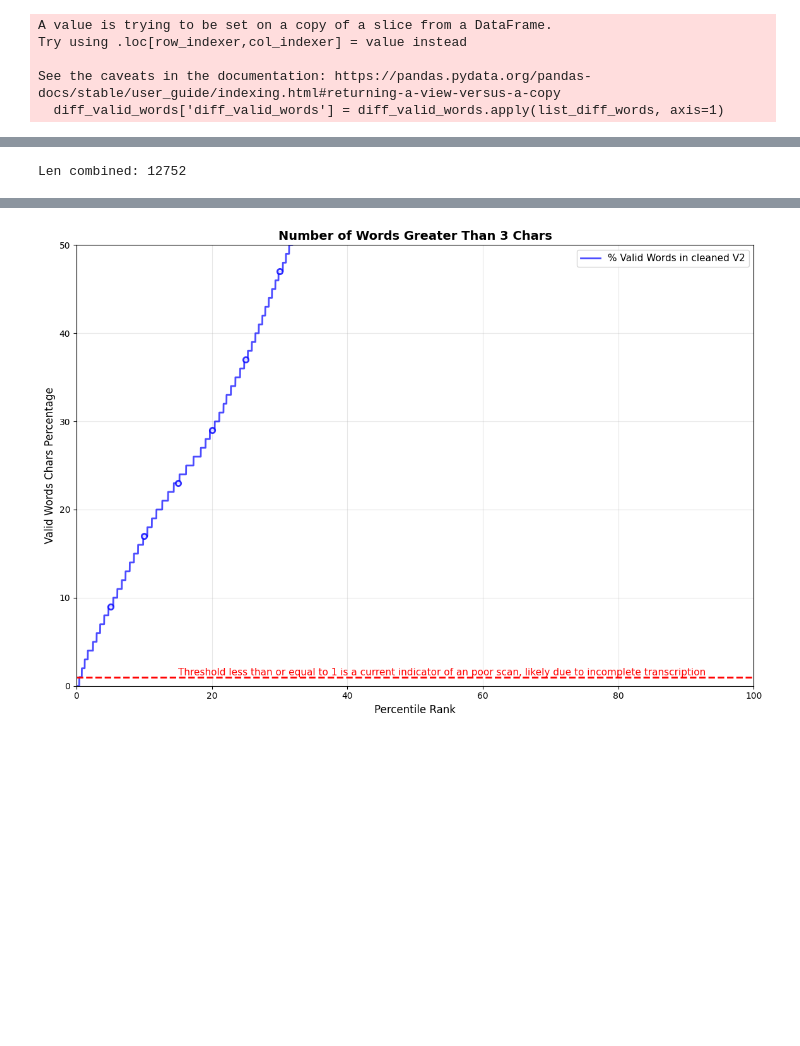
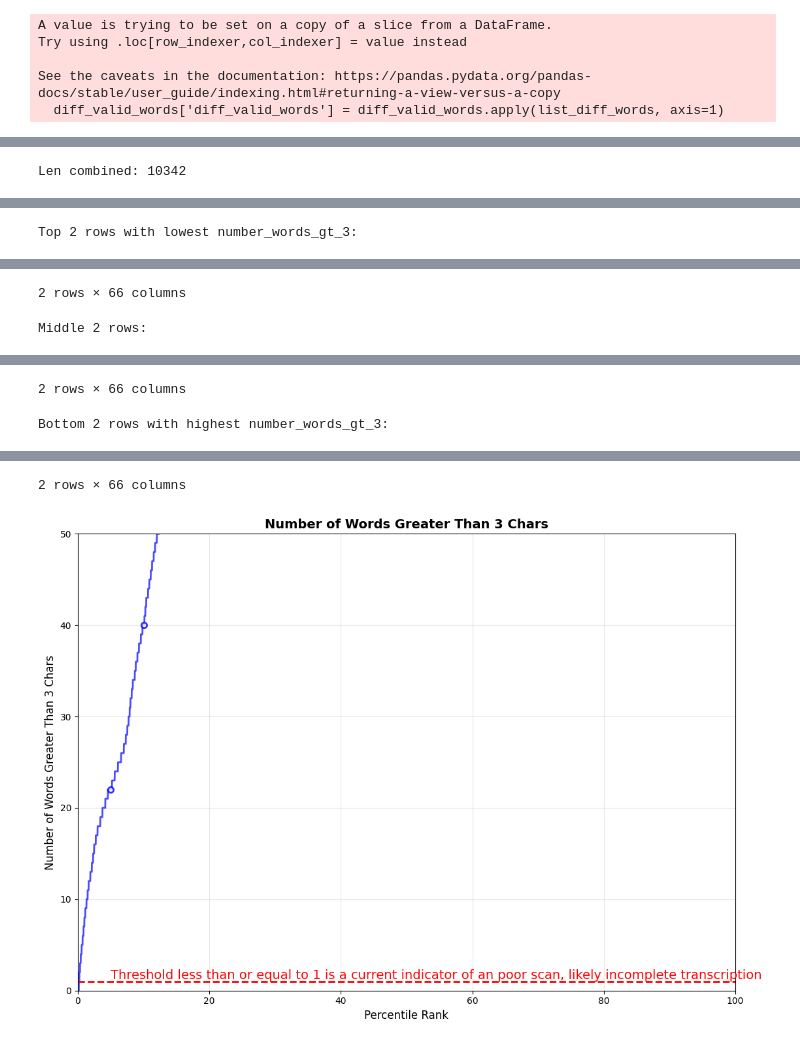
Before and after one commit to UofSCLibraries-DRS/AspireAI_LLM_Project, a Jupyter notebook: data_handling/new_metrics.ipynb, the cells around one changed output, grey strips where cells are left out. Drawn from its saved outputs; the diff is of its cells as text; code cells hidden in the pictures; blank space fills up the shorter version.

```diff
--- a/data_handling/new_metrics.ipynb
+++ b/data_handling/new_metrics.ipynb
@@ -337,15 +337,15 @@ check_cols = [
     "% alphanum_standard descrip",
     "% alpha_only descrip",
     "% en descrip",
-    "% alphanum_standard D_mcc_raw tr",
-    "% alphanum_standard D_mcc_cleaned_v1 tr",
-    "% alphanum_standard D_mcc_cleaned_v2 tr",
-    "% alpha_only D_mcc_raw tr",
-    "% alpha_only D_mcc_cleaned_v1 tr",
-    "% alpha_only D_mcc_cleaned_v2 tr",
-    "% num D_mcc_raw tr",
-    "% num D_mcc_cleaned_v1 tr",
-    "% num D_mcc_cleaned_v2 tr",
+    f"% alphanum_standard D_{dataset[0:3]}_raw tr",
+    f"% alphanum_standard D_{dataset[0:3]}_cleaned_v1 tr",
+    f"% alphanum_standard D_{dataset[0:3]}_cleaned_v2 tr",
+    f"% alpha_only D_{dataset[0:3]}_raw tr",
+    f"% alpha_only D_{dataset[0:3]}_cleaned_v1 tr",
+    f"% alpha_only D_{dataset[0:3]}_cleaned_v2 tr",
+    f"% num D_{dataset[0:3]}_raw tr",
+    f"% num D_{dataset[0:3]}_cleaned_v1 tr",
+    f"% num D_{dataset[0:3]}_cleaned_v2 tr",
     '% og_valid_words',
     '% sc_v1_valid_words',
     '% sc_v2_valid_words',
@@ -651,12 +805,16 @@ plt.tight_layout()
 # %%
+path = f"../data/{dataset}/split_data/h2_split/training/"
+if not os.path.exists(path):
+    os.makedirs(path, exist_ok=True)
+
 # combine num_sep and main into one
 combined = pd.concat([valid, num_sep], ignore_index=True)
 print(f"Len combined: {len(combined)}")
-save_csv(combined, f"../data/{dataset}/split_data/h2_split/training/D_{dataset[0:3]}_h2_main+nums.csv")
+save_csv(combined, f"{path}/D_{dataset[0:3]}_h2_main+nums.csv")
 # %% [output]
-Len combined: 12752
+Len combined: 10342
 # %%
-def create_percentile_plot_single(df, col, title, y_label, color, y_intercept, y_intercept_label=None, max_value=None, location_for_y_label=25):
+def create_percentile_plot_single(df, col, title, y_label, color, y_intercept, y_intercept_label=None, max_value=None, location_for_y_label=20):
     og_data = df[col].dropna().sort_values()
 
     # Calculate percentiles for each dataset
@@ -678,11 +836,11 @@ def create_percentile_plot_single(df, col, title, y_label, color, y_intercept, y
     ax.set_title(title, fontsize=14, fontweight='bold')
     plt.axhline(y=y_intercept, color='red', linestyle='--', linewidth=2)
     if y_intercept_label:
-        plt.text(location_for_y_label, y_intercept, y_intercept_label, color='red', fontsize=11, va='bottom', ha='left')
+        plt.text(location_for_y_label, y_intercept, y_intercept_label, color='red', fontsize=14, va='bottom', ha='left')
     if max_value:
         ax.set_ylim(0, max_value)
     ax.grid(True, alpha=0.3)
-    ax.legend(fontsize=11)
+    # ax.legend(fontsize=11)
     ax.set_xlim(0, 100)
     plt.tight_layout()
     plt.show()
@@ -694,5 +852,16 @@ check = df[
     (df['og_valid_words_alphachars_percentage'] >= 50)
 ]
 
-create_percentile_plot_single(check, 'number_words_gt_3', 'Number of Words Greater Than 3 Chars', 'Valid Words Chars Percentage', 'blue', 1, max_value=50, y_intercept_label='Threshold less than or equal to 1 is a current indicator of an poor scan, likely due to incomplete transcription', location_for_y_label=15)
+# sort check by number_words_gt_3 ascending
+check = check.sort_values(by='number_words_gt_3', ascending=True)
+# print top 2, middle 2, bottom 2
+print("Top 2 rows with lowest number_words_gt_3:")
+display(check.head(2))
+middle_index = len(check) // 2
+print("Middle 2 rows:")
+display(check.iloc[middle_index-1:middle_index+1])
+print("Bottom 2 rows with highest number_words_gt_3:")
+display(check.tail(2))
+
+create_percentile_plot_single(check, 'number_words_gt_3', 'Number of Words Greater Than 3 Chars', 'Number of Words Greater Than 3 Chars', 'blue', 1, max_value=50, y_intercept_label='Threshold less than or equal to 1 is a current indicator of an poor scan, likely incomplete transcription', location_for_y_label=5)
 # %% [output]
@@ -699,0 +869 @@ create_percentile_plot_single(check, 'number_words_gt_3', 'Number of Words Great
+Top 2 rows with lowest number_words_gt_3:
@@ -699,0 +873,2 @@ create_percentile_plot_single(check, 'number_words_gt_3', 'Number of Words Great
+2 rows × 66 columns
+Middle 2 rows:
@@ -699,0 +878,2 @@ create_percentile_plot_single(check, 'number_words_gt_3', 'Number of Words Great
+2 rows × 66 columns
+Bottom 2 rows with highest number_words_gt_3:
@@ -700 +883,2 @@ create_percentile_plot_single(check, 'number_words_gt_3', 'Number of Words Great
+2 rows × 66 columns
-[figure, old version]
+[figure, new version]
```
Also changed, not shown: parts of 13 cells of this notebook, 2 other files.
